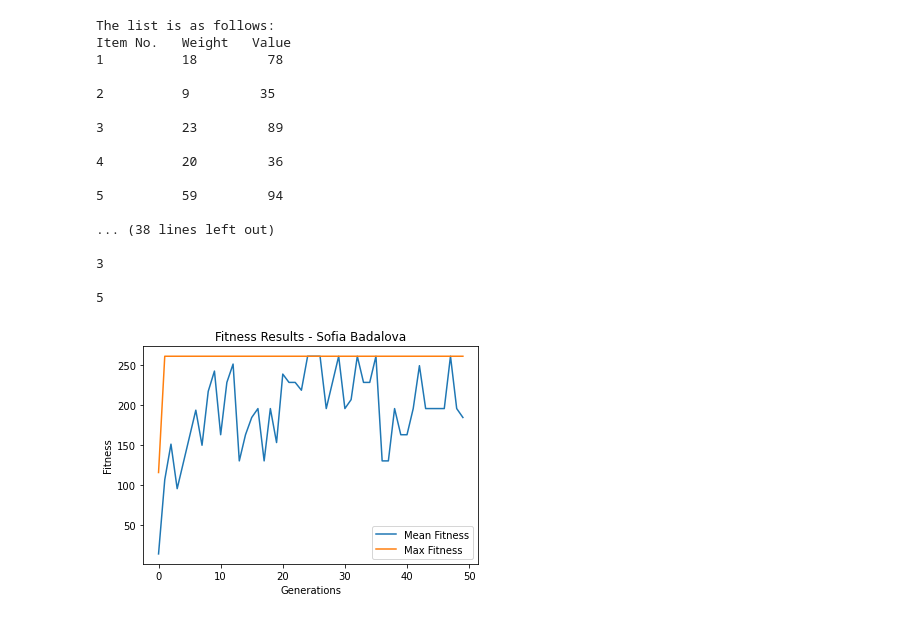
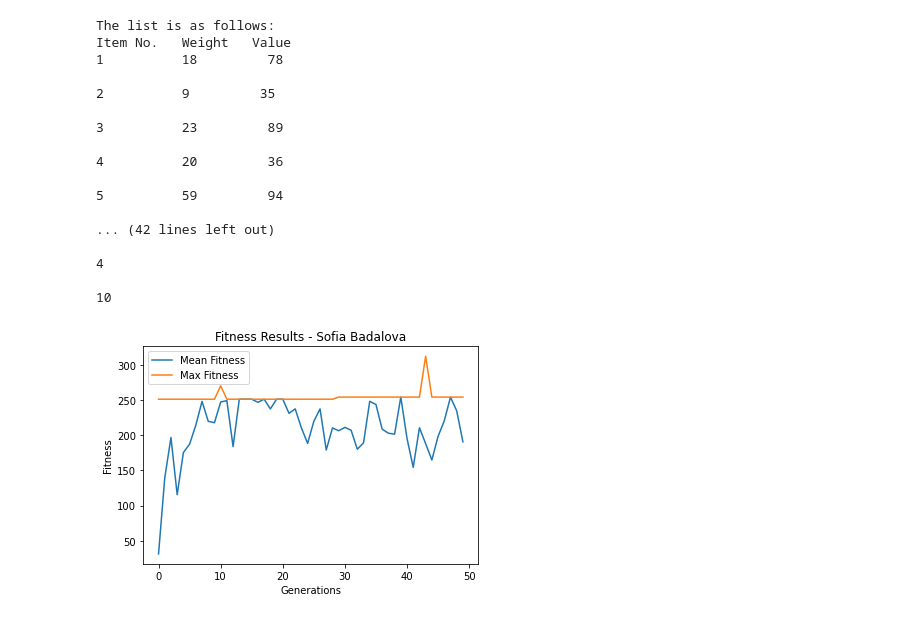
Before and after one commit to MohamedMoustafaNUIG/AI_Assignment1, a Jupyter notebook: Part_Two.ipynb, the cells around one changed output. Drawn from its saved outputs; the diff is of its cells as text; code cells hidden in the pictures.

```diff
--- a/Part_Two.ipynb
+++ b/Part_Two.ipynb
@@ -264,35 +264,35 @@ if __name__ == '__main__':
 
     # Print out our information
     print('The population size is: {}'.format(population_size))
     print('The initial population looks like: \n {}'.format(initial_population))
 
     parameters, all_fitness_results = genetic_algorithm(weights, values, initial_population, population_size,
                                                         num_generations,
-                                                        threshold_problem_1)
+                                                        threshold_problem_2)
     print('The optimized parameters for the given inputs are: \n{}'.format(parameters))
     selected_items = items * parameters
     print('\nSelected items that will maximize the knapsack without breaking it:')
     for i in range(selected_items.shape[1]):
         if selected_items[0][i] != 0:
             print('{}\n'.format(selected_items[0][i]))
 
     plot_results(all_fitness_results)
 # %% [output]
 The list is as follows:
 Item No.   Weight   Value
 1          18         78
 
 2          9         35
 
 3          23         89
 
 4          20         36
 
 5          59         94
 
-... (38 lines left out)
+... (42 lines left out)
 
-3
+4
 
-5
+10
-[figure, old version]
+[figure, new version]
```
Also changed, not shown: parts of 1 cell of this notebook.
